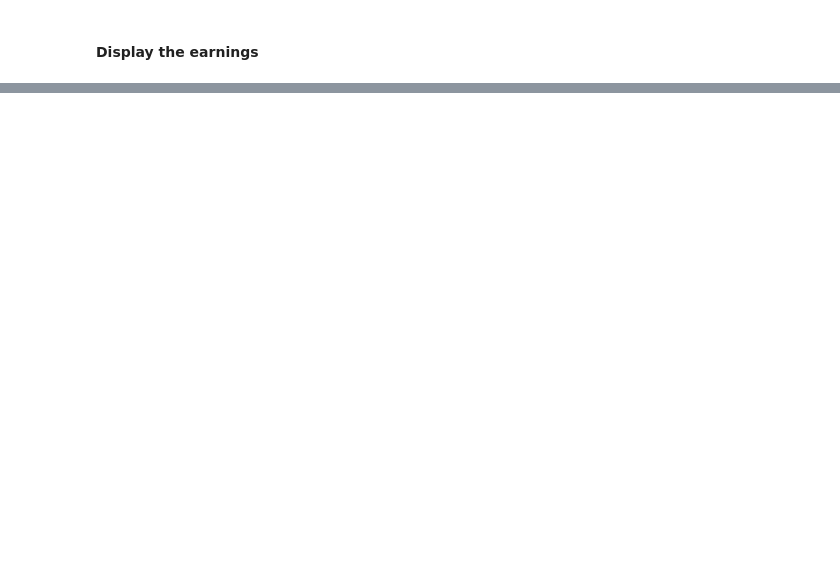
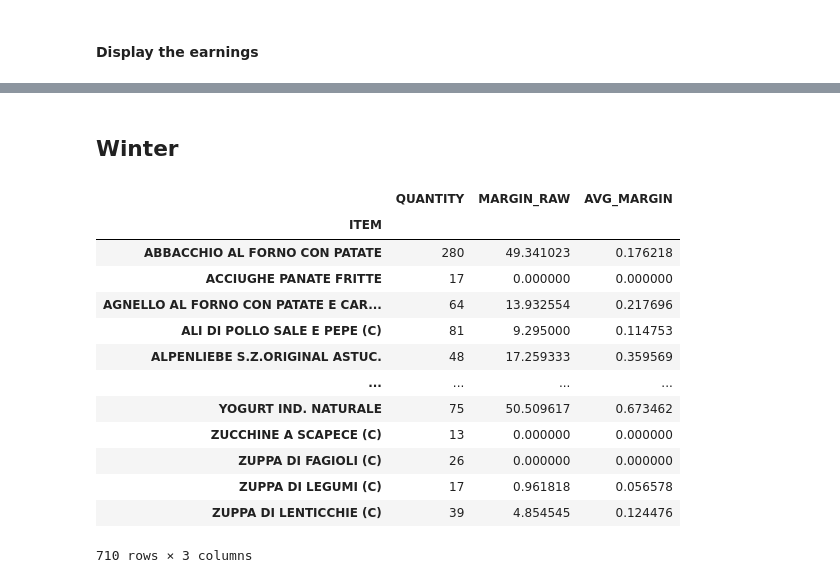
Before and after one commit to IgalKF/Academy.DataScience.MenuOptimization, a Jupyter notebook: ItalyMenu.ipynb, the cells around one changed output, grey strips where cells are left out. Cells and saved outputs as stored; diff of their text form; code cells hidden in the pictures; blank space fills up the shorter version.

Commit message:
Season avg. addition

```diff
--- a/ItalyMenu.ipynb
+++ b/ItalyMenu.ipynb
@@ -411,0 +450,5 @@ seasonal_df.groupby(['SALES_TIER_SEASON','WEEKEND_SALE']).agg({'EARNINGS':'sum'}
+# %%
+food_df = seasonal_df[seasonal_df['MENU_CATEGORY'] == 'FOOD']
+print(seasonal_df['ITEM'].count())
+print(food_df['SHIP'].count())
+food_df['Seasons'].drop_duplicates()
@@ -411,0 +463,21 @@ seasonal_df.groupby(['SALES_TIER_SEASON','WEEKEND_SALE']).agg({'EARNINGS':'sum'}
+# %% [markdown]
+## Winter
+# %%
+winter_avg_items_df = food_df[food_df['Seasons'] == 'Winter'].groupby(['ITEM']).agg({'QUANTITY':sum, 'MARGIN_RAW':sum})
+winter_avg_items_df['AVG_MARGIN'] = winter_avg_items_df['MARGIN_RAW'] / winter_avg_items_df['QUANTITY']
+winter_avg_items_df
+# %% [output]
+|  | QUANTITY | MARGIN_RAW | AVG_MARGIN |
+| ITEM |  |  |  |
+| ABBACCHIO AL FORNO CON PATATE | 280 | 49.341023 | 0.176218 |
+| ACCIUGHE PANATE FRITTE | 17 | 0.000000 | 0.000000 |
+| AGNELLO AL FORNO CON PATATE E CAR... | 64 | 13.932554 | 0.217696 |
+| ALI DI POLLO SALE E PEPE (C) | 81 | 9.295000 | 0.114753 |
+| ALPENLIEBE S.Z.ORIGINAL ASTUC. | 48 | 17.259333 | 0.359569 |
+| ... | ... | ... | ... |
+| YOGURT IND. NATURALE | 75 | 50.509617 | 0.673462 |
+| ZUCCHINE A SCAPECE (C) | 13 | 0.000000 | 0.000000 |
+| ZUPPA DI FAGIOLI (C) | 26 | 0.000000 | 0.000000 |
+| ZUPPA DI LEGUMI (C) | 17 | 0.961818 | 0.056578 |
+| ZUPPA DI LENTICCHIE (C) | 39 | 4.854545 | 0.124476 |
+710 rows × 3 columns
```
Also changed, not shown: parts of 27 cells of this notebook.
